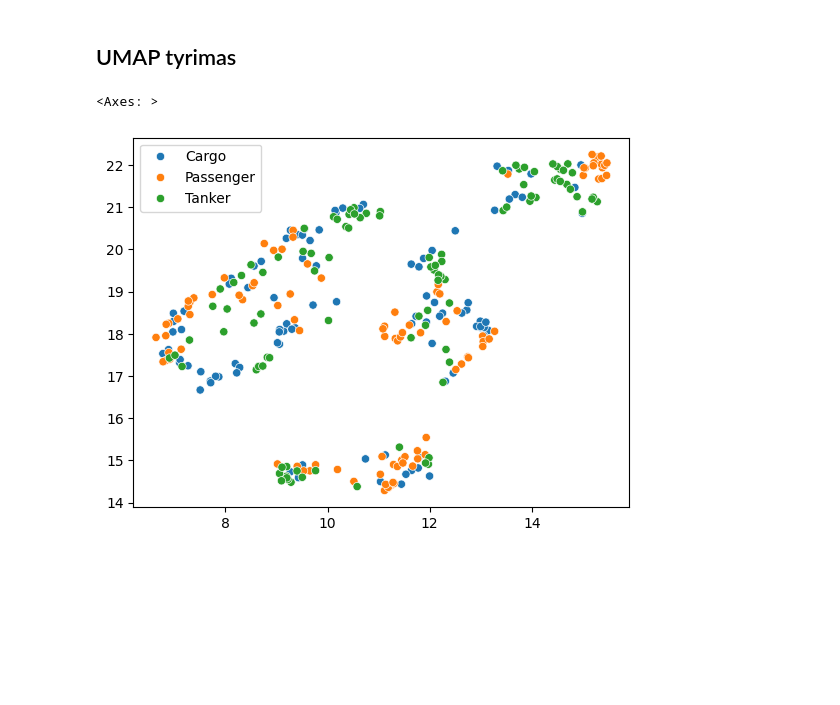
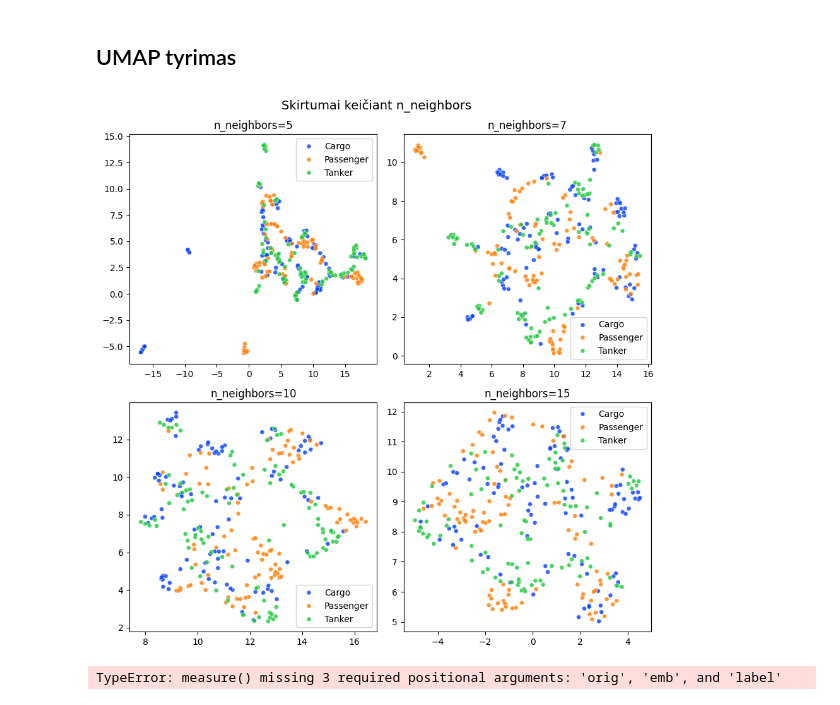
Before and after one commit to lukasjanusauskas/ais-duomenu-vizualizavimas, a Jupyter notebook: 3Lab-eksperimentai.ipynb, the cells around one changed output. Drawn from its saved outputs; the diff is of its cells as text; code cells hidden in the pictures; blank space fills up the shorter version.

Commit message:
Pridėti UMAP pavyzdžiai su laivų tipais

```diff
--- a/3Lab-eksperimentai.ipynb
+++ b/3Lab-eksperimentai.ipynb
@@ -16,3 +19,2 @@ from zadu.measures import class_aware_trustworthiness_continuity, label_trustwor
 # %%
-embeddings = UMAP()\
-    .fit_transform(dist_mat)
+embeddings = UMAP().fit_transform(dist_mat)
@@ -21,9 +21,29 @@ import seaborn as sns
-# %%
-sns.scatterplot( x=embeddings[:, 0], y=embeddings[:, 1], hue=labels )
-# %% [output]
-<Axes: >
-[figure, removed]
+# %%
+def plot_umap(data, n_neighbors=15, min_dist=0.4, ax=None, var='n_neighbors'):
+    embeddings = UMAP(n_neighbors=n_neighbors, min_dist=min_dist, metric='precomputed', random_state=1).fit_transform(data)
+
+    if ax is None:
+        ax = plt.gca()
+
+    sns.scatterplot(x=embeddings[:, 0], y=embeddings[:, 1], s=25, alpha=0.8, hue=labels, palette='bright', ax=ax)
+
+    ax.set_title(f"{var}={locals()[var]}")
+# %%
+neighbors_values = [5, 7, 10, 15]
+fig, axs = plt.subplots(2, 2, figsize=(9, 9))
+axs = axs.flatten()
+fig.suptitle('Skirtumai keičiant n_neighbors', fontsize=14)
+
+for i, n in enumerate(neighbors_values):
+    plot_umap(data=dist_mat, n_neighbors=n, ax=axs[i])
+
+plt.tight_layout()
+plt.show()
+# %% [output]
+[figure, added]
 # %%
-class_aware_trustworthiness_continuity.measure(
+# class_aware_trustworthiness_continuity.measure(
 
-)
+# )
+# %% [output]
+TypeError: measure() missing 3 required positional arguments: 'orig', 'emb', and 'label'
```
Also changed, not shown: parts of 3 cells of this notebook.
